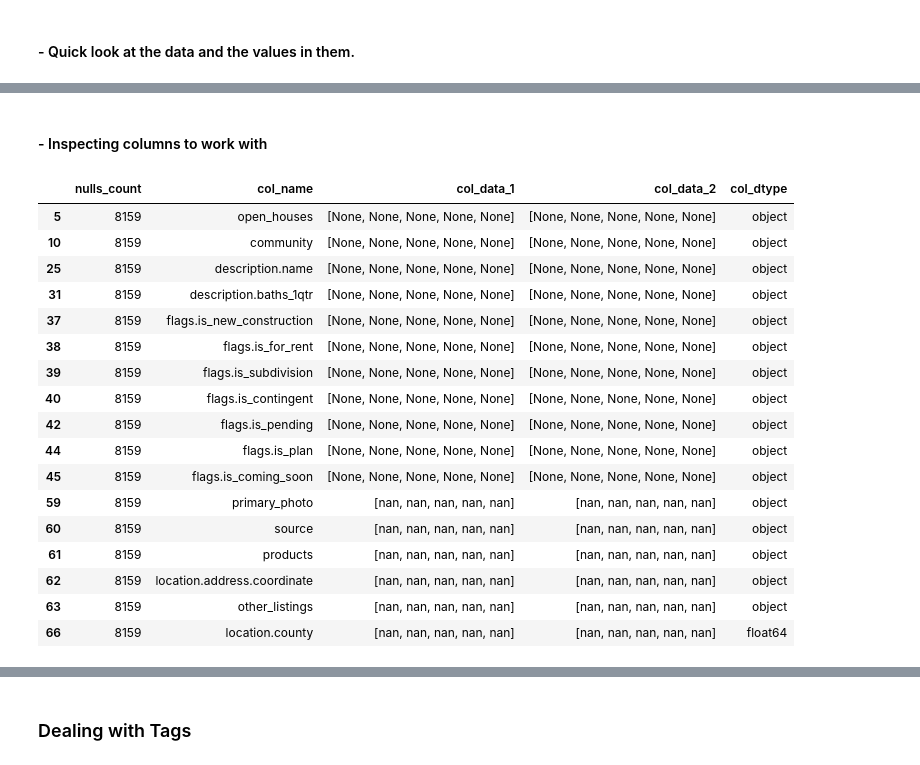
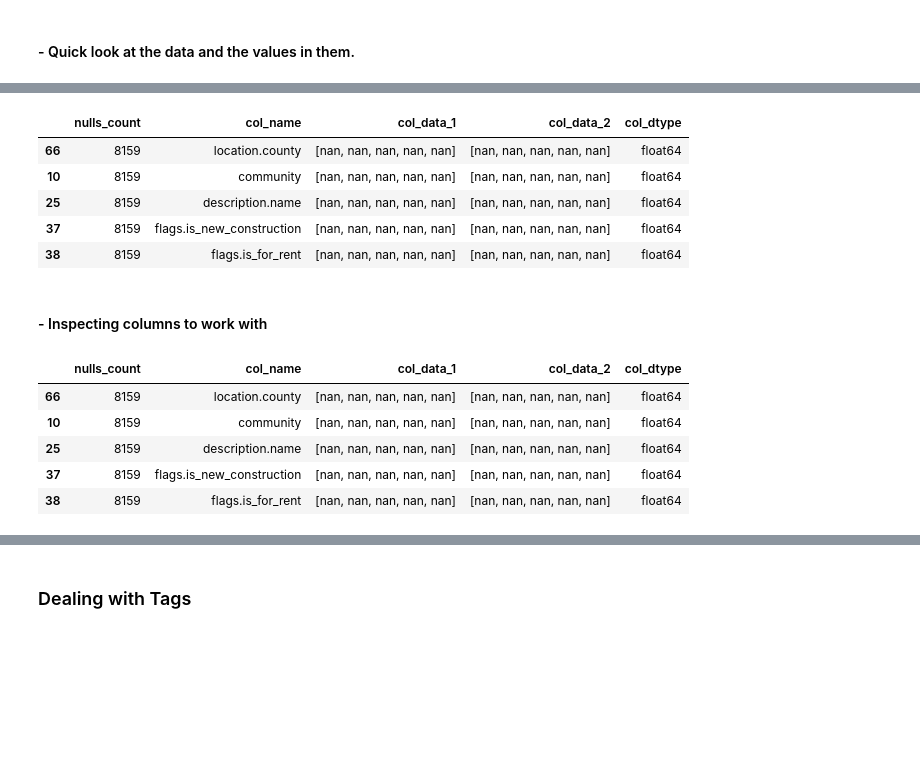
Before and after one commit to kangelamw/DS-Midterm-Project-LHL-2025, a Jupyter notebook: notebooks/1 - EDA.ipynb, the cells around one changed output, grey strips where cells are left out. Cells and saved outputs as stored; diff of their text form; code cells hidden in the pictures; blank space fills up the shorter version.

Commit message:
Day 1.5 -- Cleaning
Cleaning/Reviewing nulls (A) from Day 1 commit. Pushing for access.

```diff
--- a/notebooks/1 - EDA.ipynb
+++ b/notebooks/1 - EDA.ipynb
@@ -242,0 +246,4 @@ output_path = '../outputs'
+# %%
+housing_df = pd.read_csv(os.path.join(output_path, 'housing_dataset.csv'))
+
+housing_df.shape
@@ -256,7 +265,7 @@ At this point, ensure that you have all sales in a dataframe.
 # %% [markdown]
 #### - Quick look at the data and the values in them.
 # %%
-data = housing_dataset.copy()
+data = housing_df.copy()
 # %%
 data.info()
 # %% [output]
@@ -313,3 +302,15 @@ columns_overview.head(5)
+# %%
+# Quick look at the columns and the data in it -- Using a custom function, it sorts the df by the number of unique values in each column as well.
+columns_overview = cols_overview(data)
+
+columns_overview.head()
+# %% [output]
+|  | nulls_count | col_name | col_data_1 | col_data_2 | col_dtype |
+| 66 | 8159 | location.county | [nan, nan, nan, nan, nan] | [nan, nan, nan, nan, nan] | float64 |
+| 10 | 8159 | community | [nan, nan, nan, nan, nan] | [nan, nan, nan, nan, nan] | float64 |
+| 25 | 8159 | description.name | [nan, nan, nan, nan, nan] | [nan, nan, nan, nan, nan] | float64 |
+| 37 | 8159 | flags.is_new_construction | [nan, nan, nan, nan, nan] | [nan, nan, nan, nan, nan] | float64 |
+| 38 | 8159 | flags.is_for_rent | [nan, nan, nan, nan, nan] | [nan, nan, nan, nan, nan] | float64 |
 # %% [markdown]
 #### - Inspecting columns to work with
 # %%
@@ -318,26 +319,14 @@ columns_overview.head(5)
 # %%
 empties = columns_overview[columns_overview['nulls_count'] == data.shape[0]]
 
-empties
+empties.head()
 # %% [output]
 |  | nulls_count | col_name | col_data_1 | col_data_2 | col_dtype |
-| 5 | 8159 | open_houses | [None, None, None, None, None] | [None, None, None, None, None] | object |
-| 10 | 8159 | community | [None, None, None, None, None] | [None, None, None, None, None] | object |
-| 25 | 8159 | description.name | [None, None, None, None, None] | [None, None, None, None, None] | object |
-| 31 | 8159 | description.baths_1qtr | [None, None, None, None, None] | [None, None, None, None, None] | object |
-| 37 | 8159 | flags.is_new_construction | [None, None, None, None, None] | [None, None, None, None, None] | object |
-| 38 | 8159 | flags.is_for_rent | [None, None, None, None, None] | [None, None, None, None, None] | object |
-| 39 | 8159 | flags.is_subdivision | [None, None, None, None, None] | [None, None, None, None, None] | object |
-| 40 | 8159 | flags.is_contingent | [None, None, None, None, None] | [None, None, None, None, None] | object |
-| 42 | 8159 | flags.is_pending | [None, None, None, None, None] | [None, None, None, None, None] | object |
-| 44 | 8159 | flags.is_plan | [None, None, None, None, None] | [None, None, None, None, None] | object |
-| 45 | 8159 | flags.is_coming_soon | [None, None, None, None, None] | [None, None, None, None, None] | object |
-| 59 | 8159 | primary_photo | [nan, nan, nan, nan, nan] | [nan, nan, nan, nan, nan] | object |
-| 60 | 8159 | source | [nan, nan, nan, nan, nan] | [nan, nan, nan, nan, nan] | object |
-| 61 | 8159 | products | [nan, nan, nan, nan, nan] | [nan, nan, nan, nan, nan] | object |
-| 62 | 8159 | location.address.coordinate | [nan, nan, nan, nan, nan] | [nan, nan, nan, nan, nan] | object |
-| 63 | 8159 | other_listings | [nan, nan, nan, nan, nan] | [nan, nan, nan, nan, nan] | object |
 | 66 | 8159 | location.county | [nan, nan, nan, nan, nan] | [nan, nan, nan, nan, nan] | float64 |
+| 10 | 8159 | community | [nan, nan, nan, nan, nan] | [nan, nan, nan, nan, nan] | float64 |
+| 25 | 8159 | description.name | [nan, nan, nan, nan, nan] | [nan, nan, nan, nan, nan] | float64 |
+| 37 | 8159 | flags.is_new_construction | [nan, nan, nan, nan, nan] | [nan, nan, nan, nan, nan] | float64 |
+| 38 | 8159 | flags.is_for_rent | [nan, nan, nan, nan, nan] | [nan, nan, nan, nan, nan] | float64 |
 # %%
 is_empty = [i for i in empties['col_name']]
 
```
Also changed, not shown: parts of 21 cells of this notebook, 1 other file.
